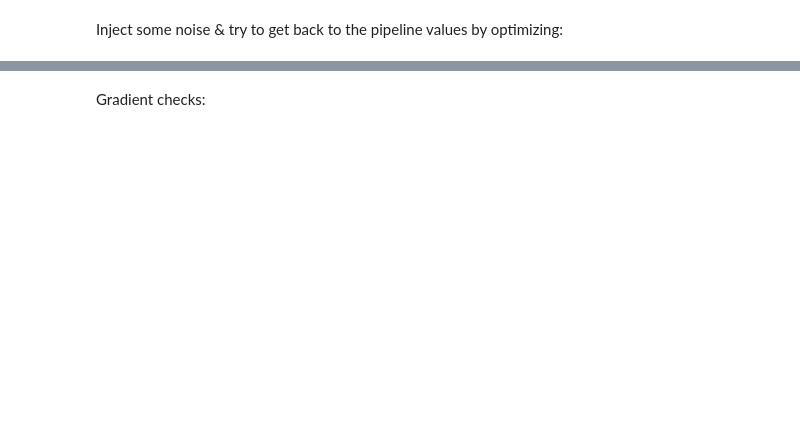
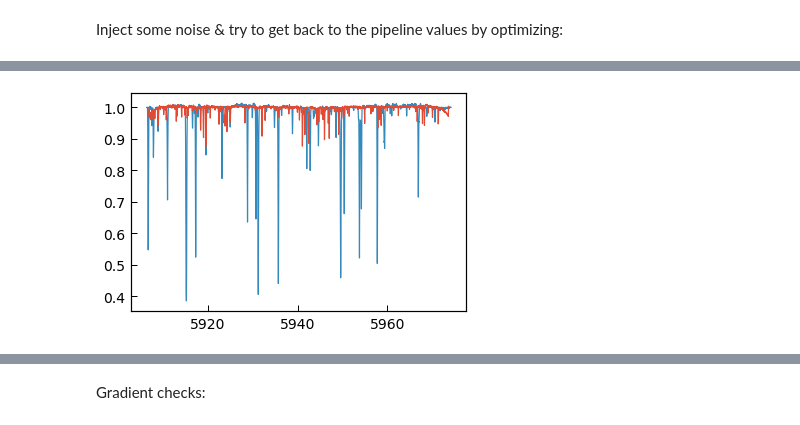
Before and after one commit to megbedell/wobble, a Jupyter notebook: wobbleflow.ipynb, the cells around one changed output, grey strips where cells are left out. Cells and saved outputs as stored; diff of their text form; code cells hidden in the pictures; blank space fills up the shorter version.

```diff
--- a/wobbleflow.ipynb
+++ b/wobbleflow.ipynb
@@ -3,7 +3,8 @@ import wobble
 import matplotlib.pyplot as plt
 import numpy as np
 # %%
-data = wobble.Data('hip54287_e2ds.hdf5', filepath='data/', orders=[56])
+o = 57
+data = wobble.Data('hip54287_e2ds.hdf5', filepath='data/', orders=[o])
 # %%
 model = wobble.Model(data)
 model.add_star('hip54287b')
@@ -32,6 +47,8 @@ ax.set_yscale('log')
 # %%
 for c in model.components:
-    model_xs = session.run(c.model_xs[0])
-    model_ys = session.run(c.model_ys[0])
-    plt.plot(np.exp(model_xs), np.exp(model_ys))
+    template_xs = session.run(c.template_xs[0])
+    template_ys = session.run(c.template_ys[0])
+    plt.plot(np.exp(template_xs), np.exp(template_ys))
+# %% [output]
+[figure, added]
 # %%
```
Also changed, not shown: parts of 17 cells of this notebook, 2 other files.
